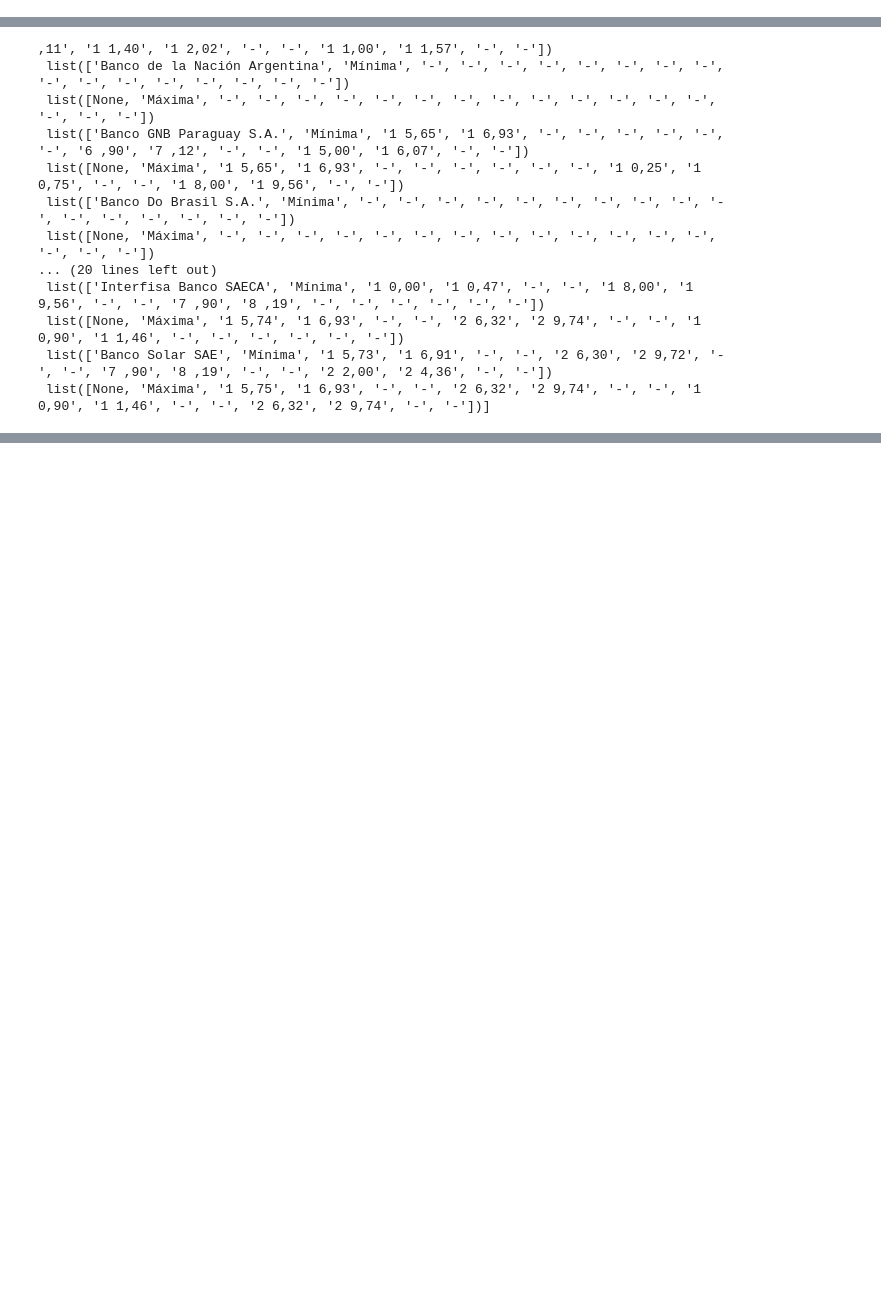
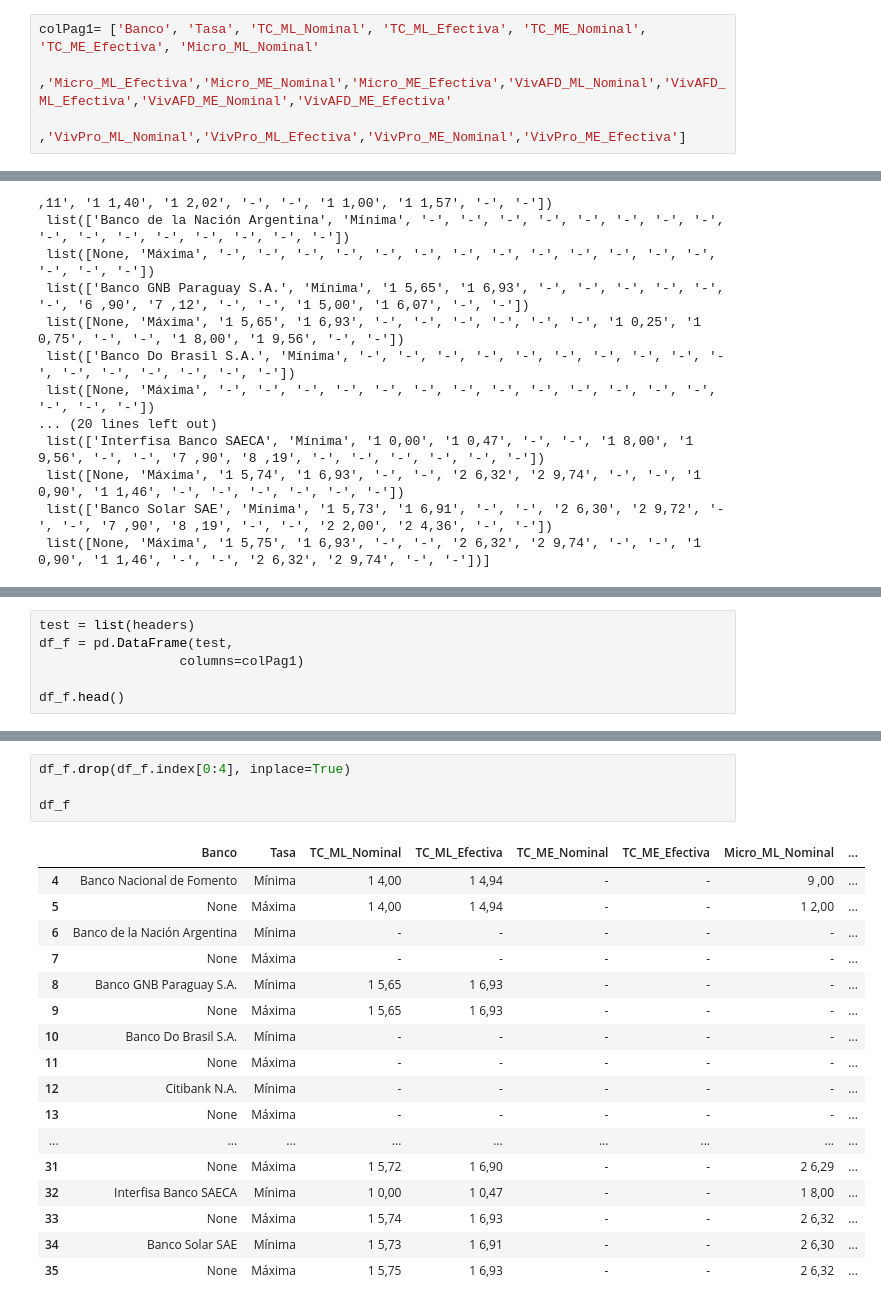
Before and after one commit to rofigueredo/PythonAnalysis, a Jupyter notebook: WebScrapp_pdf/ETL_tasasInteres.ipynb, the cells around one changed output, grey strips where cells are left out. Drawn from its saved outputs; the diff is of its cells as text; blank space fills up the shorter version.

Commit message:
Update proyecto Tasas Int Bank

```diff
--- a/WebScrapp_pdf/ETL_tasasInteres.ipynb
+++ b/WebScrapp_pdf/ETL_tasasInteres.ipynb
@@ -53,6 +53,10 @@ df_t
 |  | 0 | 1 | 2 | 3 | 4 | 5 | 6 | 7 | 8 | 9 | ... | ... |
 | 0 | [, , TASAS DE INTERES ACTIVAS, No... | [BANCO, Tasa, TARJETA DE CRÉDITO,... | [None, None, M/L, None, M/E, None... | [None, None, Nominal, Efectiva, N... | [Banco Nacional de Fomento, Mínim... | [None, Máxima, 1 4,00, 1 4,94, -,... | [Banco de la Nación Argentina, Mí... | [None, Máxima, -, -, -, -, -, -, ... | [Banco GNB Paraguay S.A., Mínima,... | [None, Máxima, 1 5,65, 1 6,93, -,... | ... | ... |
 1 rows × 36 columns
+# %%
+colPag1= ['Banco', 'Tasa', 'TC_ML_Nominal', 'TC_ML_Efectiva', 'TC_ME_Nominal', 'TC_ME_Efectiva', 'Micro_ML_Nominal'
+         ,'Micro_ML_Efectiva','Micro_ME_Nominal','Micro_ME_Efectiva','VivAFD_ML_Nominal','VivAFD_ML_Efectiva','VivAFD_ME_Nominal','VivAFD_ME_Efectiva'
+         ,'VivPro_ML_Nominal','VivPro_ML_Efectiva','VivPro_ME_Nominal','VivPro_ME_Efectiva']
 # %%
 headers = df_t.iloc[0].values
 print(headers)
@@ -100,0 +84,6 @@ headers[4]
+# %%
+test = list(headers)
+df_f = pd.DataFrame(test,
+                  columns=colPag1)
+
+df_f.head()
@@ -100,0 +97,22 @@ headers[4]
+# %%
+df_f.drop(df_f.index[0:4], inplace=True)
+
+df_f
+# %% [output]
+|  | Banco | Tasa | TC_ML_Nominal | TC_ML_Efectiva | TC_ME_Nominal | TC_ME_Efectiva | Micro_ML_Nominal | ... |
+| 4 | Banco Nacional de Fomento | Mínima | 1 4,00 | 1 4,94 | - | - | 9 ,00 | ... |
+| 5 | None | Máxima | 1 4,00 | 1 4,94 | - | - | 1 2,00 | ... |
+| 6 | Banco de la Nación Argentina | Mínima | - | - | - | - | - | ... |
+| 7 | None | Máxima | - | - | - | - | - | ... |
+| 8 | Banco GNB Paraguay S.A. | Mínima | 1 5,65 | 1 6,93 | - | - | - | ... |
+| 9 | None | Máxima | 1 5,65 | 1 6,93 | - | - | - | ... |
+| 10 | Banco Do Brasil S.A. | Mínima | - | - | - | - | - | ... |
+| 11 | None | Máxima | - | - | - | - | - | ... |
+| 12 | Citibank N.A. | Mínima | - | - | - | - | - | ... |
+| 13 | None | Máxima | - | - | - | - | - | ... |
+| ... | ... | ... | ... | ... | ... | ... | ... | ... |
+| 31 | None | Máxima | 1 5,72 | 1 6,90 | - | - | 2 6,29 | ... |
+| 32 | Interfisa Banco SAECA | Mínima | 1 0,00 | 1 0,47 | - | - | 1 8,00 | ... |
+| 33 | None | Máxima | 1 5,74 | 1 6,93 | - | - | 2 6,32 | ... |
+| 34 | Banco Solar SAE | Mínima | 1 5,73 | 1 6,91 | - | - | 2 6,30 | ... |
+| 35 | None | Máxima | 1 5,75 | 1 6,93 | - | - | 2 6,32 | ... |
```
Also changed, not shown: parts of 4 cells of this notebook.
